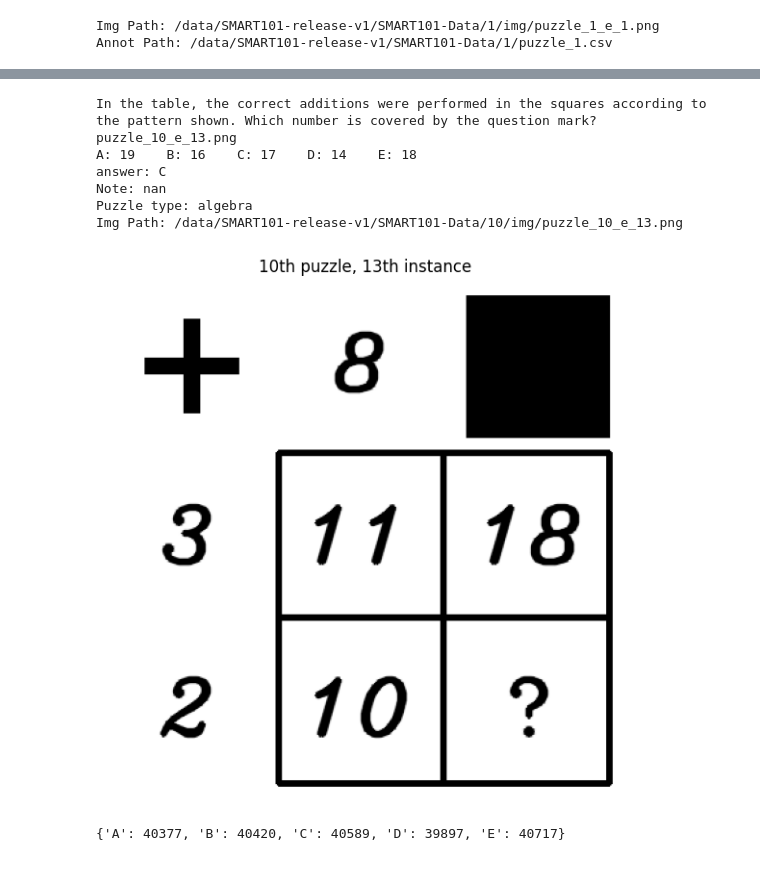
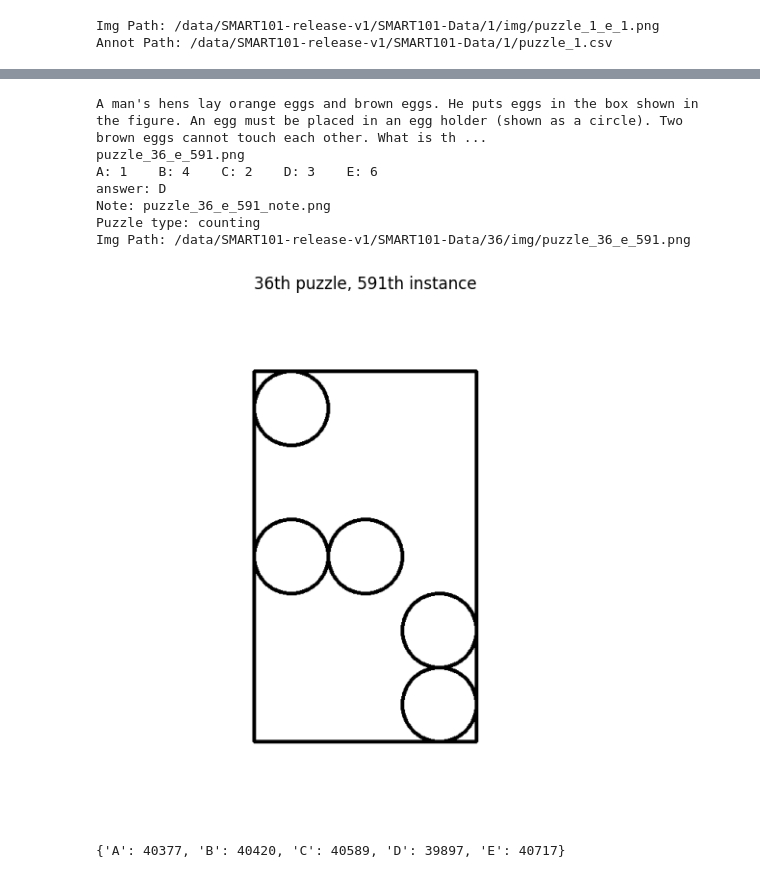
Before and after one commit to J-PARK11/Visual_Chain-of-Thought_Multimodal_Algorithmic_Reasoning, a Jupyter notebook: SMART101_Puzzle_EDA.ipynb, the cells around one changed output, grey strips where cells are left out. Cells and saved outputs as stored; diff of their text form; code cells hidden in the pictures.

```diff
--- a/SMART101_Puzzle_EDA.ipynb
+++ b/SMART101_Puzzle_EDA.ipynb
@@ -105,16 +107,16 @@ annot.head()
 # %%
 # {path: 1, counting: 2, math: 6, algebra: 7, spatial: 17, order: 18, measure: 20, logic: 40, pattern: 77}
 # {Just Question: 30, Image with Text: 56}
-viz_sample(pz_idx=10, ins_idx=13, puzzle_type_df=puzzle_type_df)
+viz_sample(pz_idx=36, ins_idx=591, puzzle_type_df=puzzle_type_df)
 # %% [output]
-In the table, the correct additions were performed in the squares according to the pattern shown. Which number is covered by the question mark?
-puzzle_10_e_13.png
-A: 19    B: 16    C: 17    D: 14    E: 18
-answer: C
-Note: nan
-Puzzle type: algebra
-Img Path: /data/SMART101-release-v1/SMART101-Data/10/img/puzzle_10_e_13.png
+A man's hens lay orange eggs and brown eggs. He puts eggs in the box shown in the figure. An egg must be placed in an egg holder (shown as a circle). Two brown eggs cannot touch each other. What is th ...
+puzzle_36_e_591.png
+A: 1    B: 4    C: 2    D: 3    E: 6
+answer: D
+Note: puzzle_36_e_591_note.png
+Puzzle type: counting
+Img Path: /data/SMART101-release-v1/SMART101-Data/36/img/puzzle_36_e_591.png
-[figure, old version]
+[figure, new version]
 # %%
 answer_history = {'A':0, 'B':0, "C":0, "D":0, "E":0}
 for pz_idx in range(1,102):
```
Also changed, not shown: parts of 3 cells of this notebook, 16 other files.
